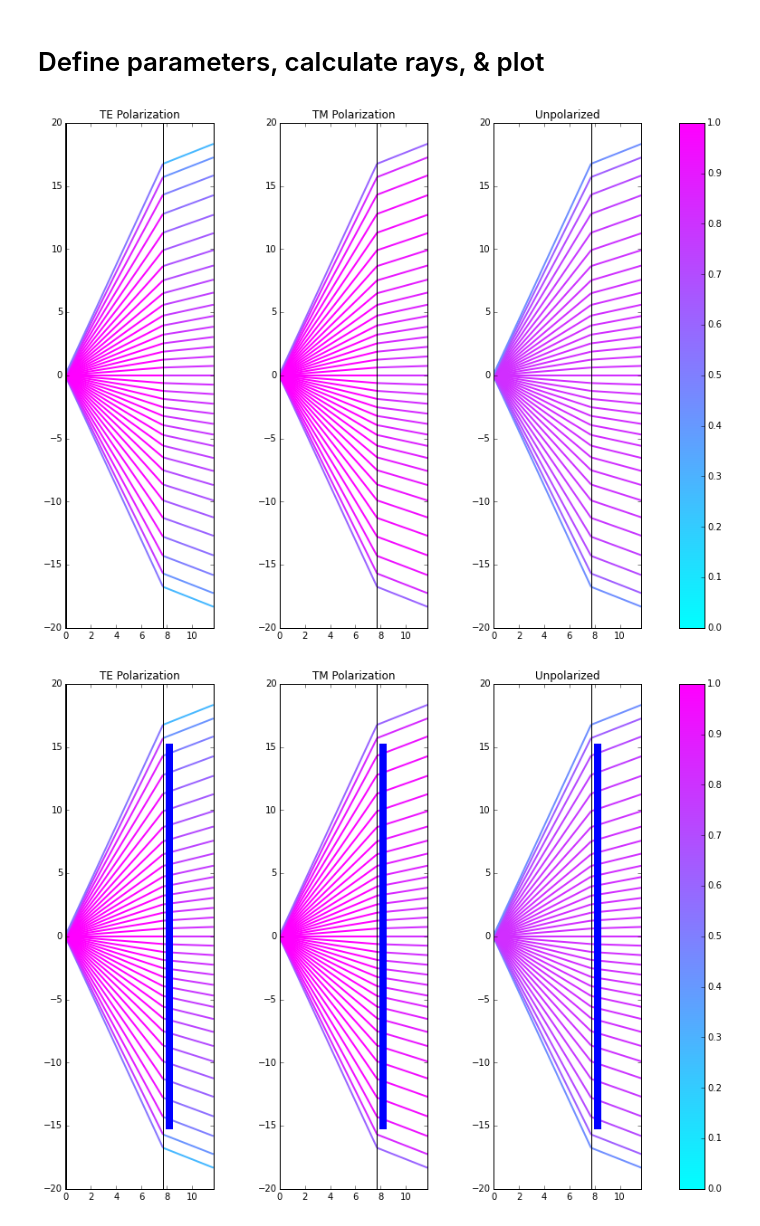
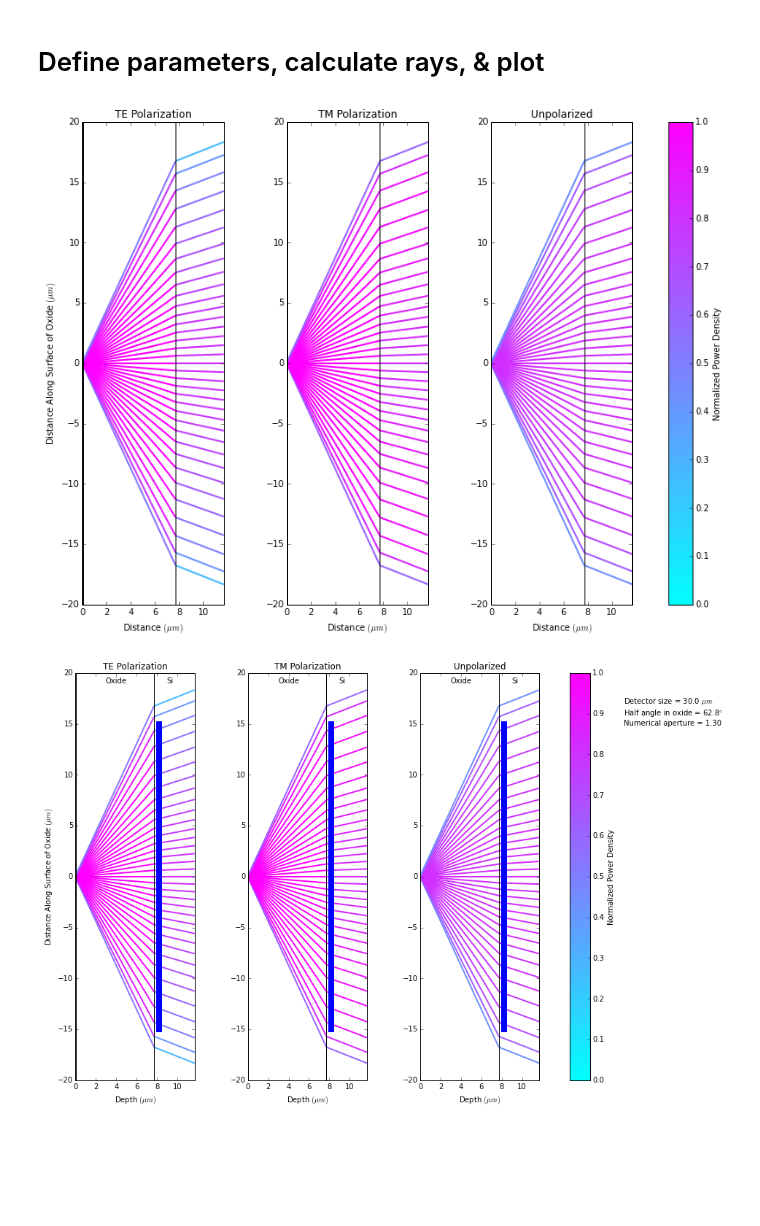
Before and after one commit to eelcodijkstra/teststuff, a Jupyter notebook: hrp/ray_trace/150326_ray_calcs.ipynb, the cells around one changed output. Drawn from its saved outputs; the diff is of its cells as text; code cells hidden in the pictures; blank space fills up the shorter version.

Commit message:
Refine plots for detector size and fix 150326 notebook

```diff
--- a/hrp/ray_trace/150326_ray_calcs.ipynb
+++ b/hrp/ray_trace/150326_ray_calcs.ipynb
@@ -152,10 +186,13 @@ for i, angle in enumerate(range(-85,90,5)):
 # %%
 ylimit = 20
 fig, axes = plt.subplots(1,3,figsize = (15,10))
-for ax in axes:
+for i,ax in enumerate(axes):
     ax.set_aspect('equal')
     ax.set_ylim(-ylimit,ylimit)
     ax.set_xlim(0, array_of_rays[0].location_on_axis[-1])
+    ax.set_xlabel('Distance $(\mu m)$')
+    if i == 0:
+        ax.set_ylabel('Distance Along Surface of Oxide $(\mu m)$')
 cmap = plt.get_cmap('cool')
 cNorm  = colors.Normalize(vmin=0, vmax=1)
 scalarMap = cmx.ScalarMappable(norm=cNorm, cmap=cmap)
@@ -179,9 +216,9 @@ axes[1].set_title('TM Polarization')
 axes[2].set_title('Unpolarized')
 
 # Plot the colormap, see 3rd answer at http://stackoverflow.com/questions/13784201/matplotlib-2-subplots-1-colorbar
-fig.colorbar(scalarMap, ax=axes.ravel().tolist());
+fig.colorbar(scalarMap, ax=axes.ravel().tolist(), label='Normalized Power Density');
 # %% [output]
-[figure, old version]
+[figure, new version]
 # %%
 ylimit = 20
 
@@ -192,40 +229,54 @@ x_detector = np.array([array_of_rays[0].location_on_axis[-2]+pn_junction_locatio
 y_detector = np.array([-detector_size/2., detector_size/2.])
 
 fig, axes = plt.subplots(1,3,figsize = (15,10))
-for ax in axes:
+for i,ax in enumerate(axes):
     ax.set_aspect('equal')
     ax.set_ylim(-ylimit,ylimit)
     ax.set_xlim(0, array_of_rays[0].location_on_axis[-1])
+    ax.set_xlabel('Depth $(\mu m)$')
+    if i == 0:
+        ax.set_ylabel('Distance Along Surface of Oxide $(\mu m)$')
 cmap = plt.get_cmap('cool')
 cNorm  = colors.Normalize(vmin=0, vmax=1)
 scalarMap = cmx.ScalarMappable(norm=cNorm, cmap=cmap)
 scalarMap._A = [] #see http://stackoverflow.com/questions/8342549/matplotlib-add-colorbar-to-a-sequence-of-line-plotsa
 
 # Plot rays
 for ray in array_of_rays:
     colorline(axes[0], x=ray.location_on_axis, y=ray.h, z=ray.normpower_in_rayTE, cmap=cmap, norm=cNorm, linewidth=2.0)
     colorline(axes[1], x=ray.location_on_axis, y=ray.h, z=ray.normpower_in_rayTM, cmap=cmap, norm=cNorm, linewidth=2.0)
     colorline(axes[2], x=ray.location_on_axis, y=ray.h, z=ray.normpower_in_rayUnpol, cmap=cmap, norm=cNorm, linewidth=2.0)
 
-# Make vertical lines to indicate position of planar interfaces
+# Make vertical lines to indicate position of planar interfaces and label oxide and Si regions
 for ax in axes:
     for x in array_of_rays[0].location_on_axis:
         ax.vlines(x,-ylimit,ylimit)
         ax.vlines(x,-ylimit,ylimit)
+    ax.text(3,19,'Oxide')
+    ax.text(9,19,'Si')
+
 
 # Show detector pn regions
 for ax in axes:
     ax.plot(x_detector, y_detector, 'b-', linewidth=8)
 
 # Set plot titles
 axes[0].set_title('TE Polarization')
 axes[1].set_title('TM Polarization')
 axes[2].set_title('Unpolarized')
 
+# Display info to right of plots
+halfangle = np.arctan2(detector_size/2.0,thicknesses[1])
+textstring = 'Detector size = {} $\mu m$'.format(detector_size)
+textstring += '\nHalf angle in oxide = {:.1f}$\degree$'.format(halfangle/degtorad)
+textstring += '\nNumerical aperture = {:.2f}'.format(refractive_indices[0]*np.sin(halfangle))
+axes[2].text(20, 15, textstring)
+
 # Plot the colormap, see 3rd answer at http://stackoverflow.com/questions/13784201/matplotlib-2-subplots-1-colorbar
-fig.colorbar(scalarMap, ax=axes.ravel().tolist());
+fig.colorbar(scalarMap, ax=axes.ravel().tolist(), label='Normalized Power Density');
+plt.savefig('30um_detector')
 # %% [output]
-[figure, old version]
+[figure, new version]
 # %%
 halfangle = np.arctan2(detector_size/2.0,7.7)
 print(halfangle/degtorad)
```
Also changed, not shown: parts of 3 cells of this notebook, 3 other files.
